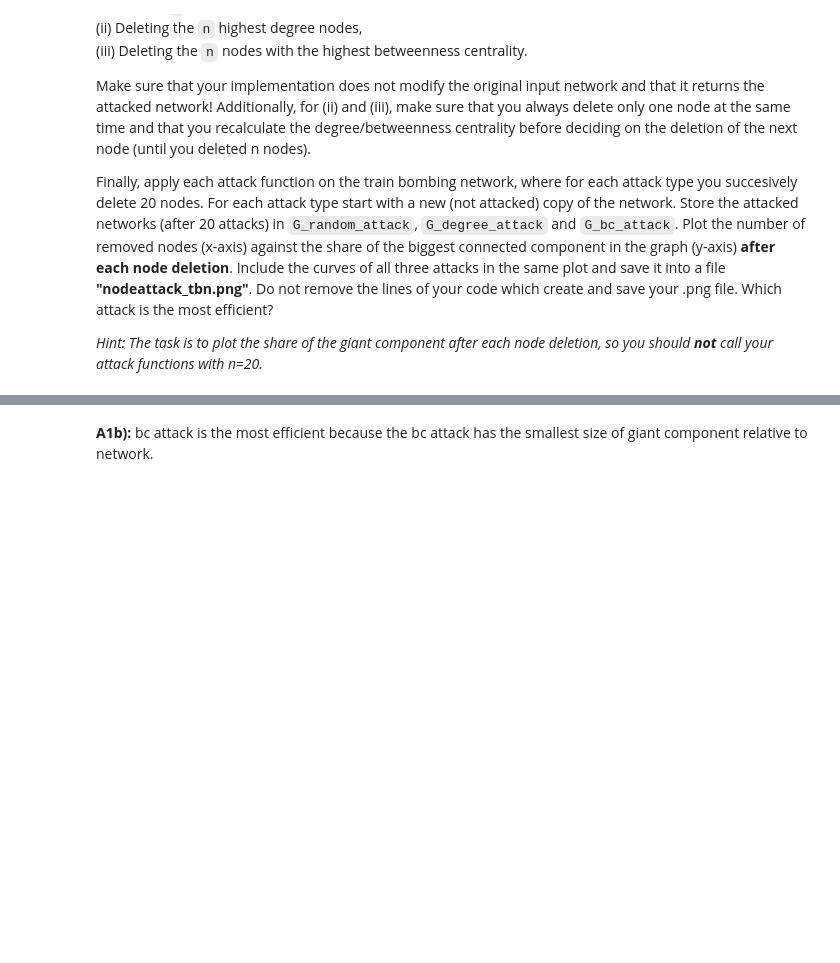
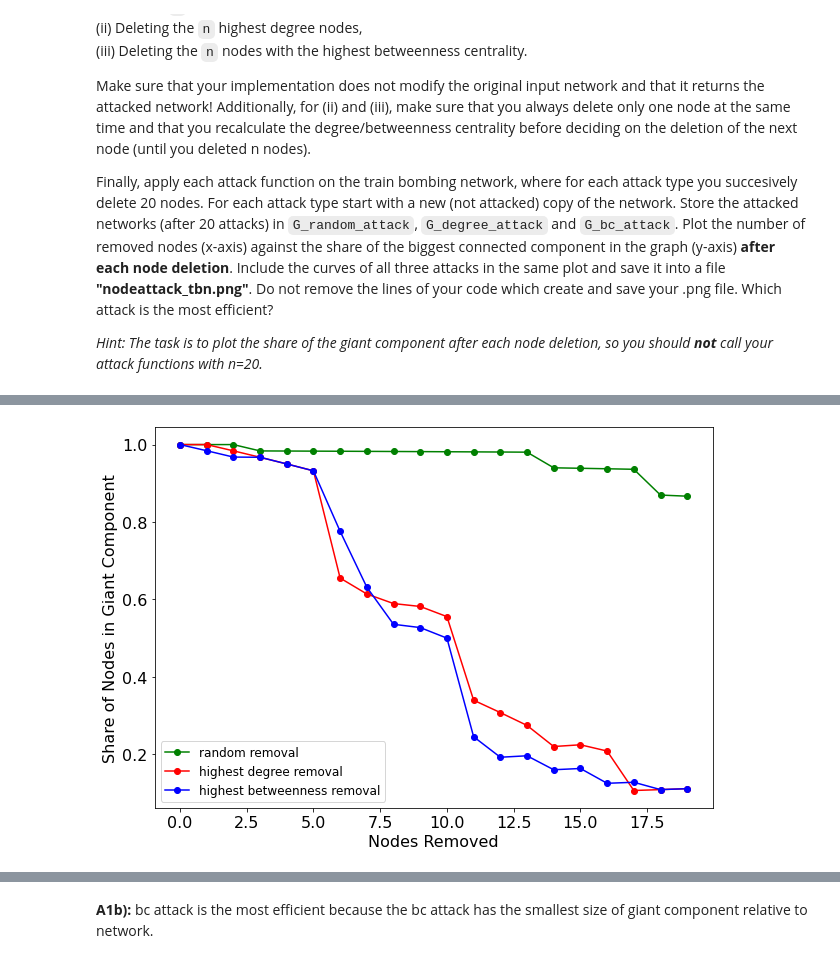
Before and after one commit to sunwen0120/social_network, a Jupyter notebook: homework_2/wen_sun_homeassignment2.ipynb, the cells around one changed output, grey strips where cells are left out. Drawn from its saved outputs; the diff is of its cells as text; code cells hidden in the pictures; blank space fills up the shorter version.

```diff
--- a/homework_2/wen_sun_homeassignment2.ipynb
+++ b/homework_2/wen_sun_homeassignment2.ipynb
@@ -282,58 +254,46 @@ plt.savefig("nodeattack_tbn.png")
 # %%
-# G_random_attack = random_attack(G.copy(), 20)
-# G_degree_attack =  degree_attack(G.copy(), 20)
-# G_bc_attack = bc_attack(G.copy(), 20)
+rep = 20 #num of iterations
+share_random = []
+G_random_attack = G.copy()
+N = G_random_attack.number_of_nodes()
+for i in range(rep):
+    gc = max(len(c) for c in nx.connected_components(G_random_attack))
+    share_random.append(gc/N)
+    G_random_attack = random_attack(G_random_attack,1)
+    N -= 1
 
 
-# print(nx.info(G_random_attack))
-# print(nx.info(G_degree_attack))
-# print(nx.info(G_bc_attack))
-# print(nx.info(G))
+share_degree = []
+G_degree_attack = G.copy()
+N = G_degree_attack.number_of_nodes()
+for i in range(rep):
+    gc = max(len(c) for c in nx.connected_components(G_degree_attack))
+    share_degree.append(gc/N)
+    G_degree_attack = degree_attack(G_degree_attack,1)
+    N -= 1
 
-# nx.draw(G_random_attack, with_labels=True)
-# plt.show()
-# nx.draw(G_degree_attack, with_labels=True)
-# plt.show()
-# nx.draw(G_bc_attack, with_labels=True)
-# plt.show()
+share_bc = []
+G_bc_attack = G.copy()
+N = G_bc_attack.number_of_nodes()
+for i in range(rep):
+    gc = max(len(c) for c in nx.connected_components(G_bc_attack))
+    share_bc.append(gc/N)
+    G_bc_attack = bc_attack(G_bc_attack,1)
+    N -= 1
 
+plt.figure(figsize=(10,7))
+plt.plot([x for x in share_random],'-o',label='random removal',color='green')
+plt.plot([x for x in share_degree],'-o',label='highest degree removal',color='red')
+plt.plot([x for x in share_bc],'-o',label='highest betweenness removal',color='blue')
+plt.xscale('linear')
+plt.ylabel('Share of Nodes in Giant Component',size=16)
+plt.xlabel('Nodes Removed',size=16)
+plt.legend(prop={'size': 16})
+plt.xticks(size=16)
+plt.yticks(size=16)
 
-# rep = 20 #num of iterations
-# share_random = []
-# H = G.copy()
-# N = H.number_of_nodes()
-# for i in range(rep):
-#     gc = max(len(c) for c in nx.connected_components(H))
-#     share_random.append(gc/N)
-#     H = random_attack(H,1)
-#     N -= 1
-
-
-# share_degree = []
-# D = G.copy()
-# N = D.number_of_nodes()
-# for i in range(rep):
-#     gc = max(len(c) for c in nx.connected_components(D))
-#     share_degree.append(gc/N)
-#     D = degree_attack(D,1)
-#     N -= 1
-
-# share_bc = []
-# B = G.copy()
-# N = B.number_of_nodes()
-# for i in range(rep):
-#     gc = max(len(c) for c in nx.connected_components(B))
-#     share_bc.append(gc/N)
-#     B = bc_attack(B,1)
-#     N -= 1
-
-# plt.figure(figsize=(8,8))
-# plt.plot([x for x in share_random],label='random removal',color='green')
-# plt.plot([x for x in share_degree],label='highest degree removal',color='red')
-# plt.plot([x for x in share_bc],label='highest betweenness removal',color='blue')
-# plt.ylabel('Share of Nodes in Giant Component',size=20)
-# plt.xlabel('Nodes Removed',size=20)
-# plt.legend(prop={'size': 16})
-# plt.xticks(size=20)
-# plt.yticks(size=20)
-# plt.show()
+plt.legend(fontsize=12)
+plt.show()
+plt.savefig("nodeattack_tbn.png")
+# %% [output]
+[figure, added]
```
Also changed, not shown: parts of 15 cells of this notebook, 2 other files.
